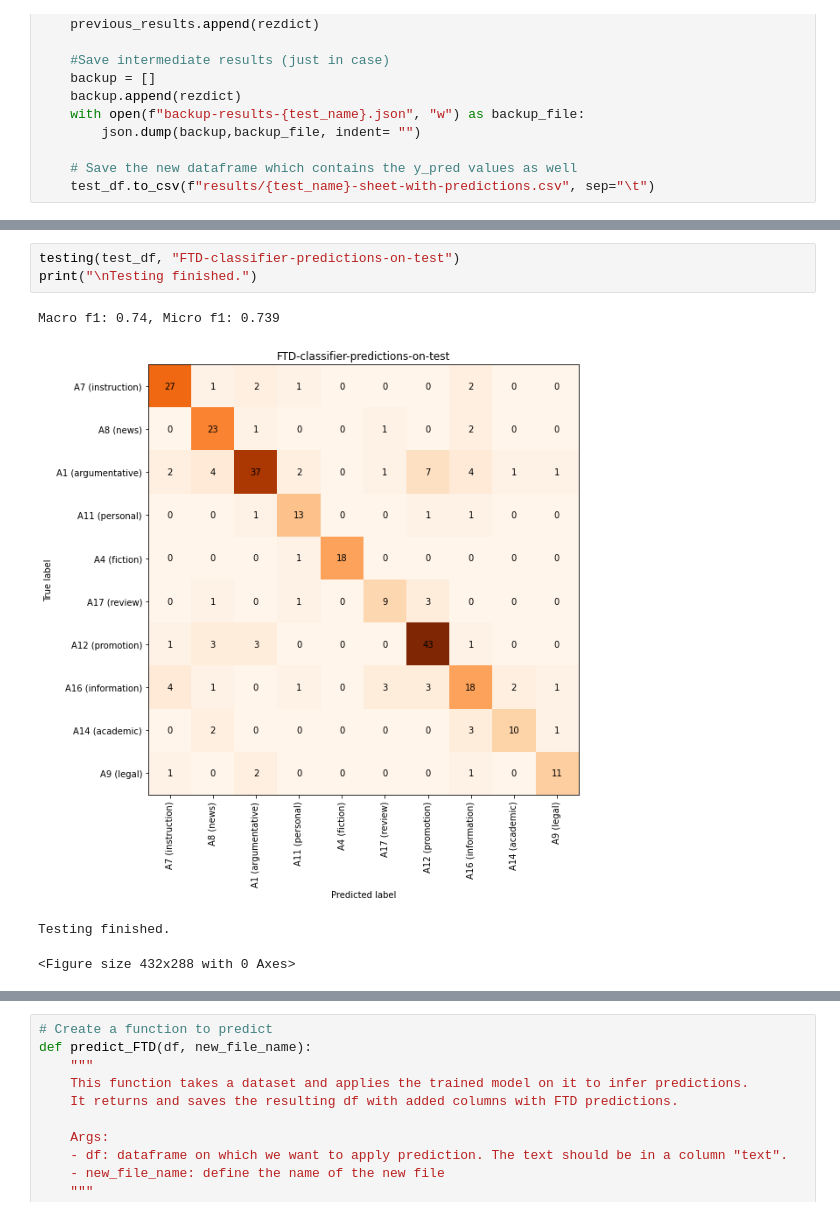
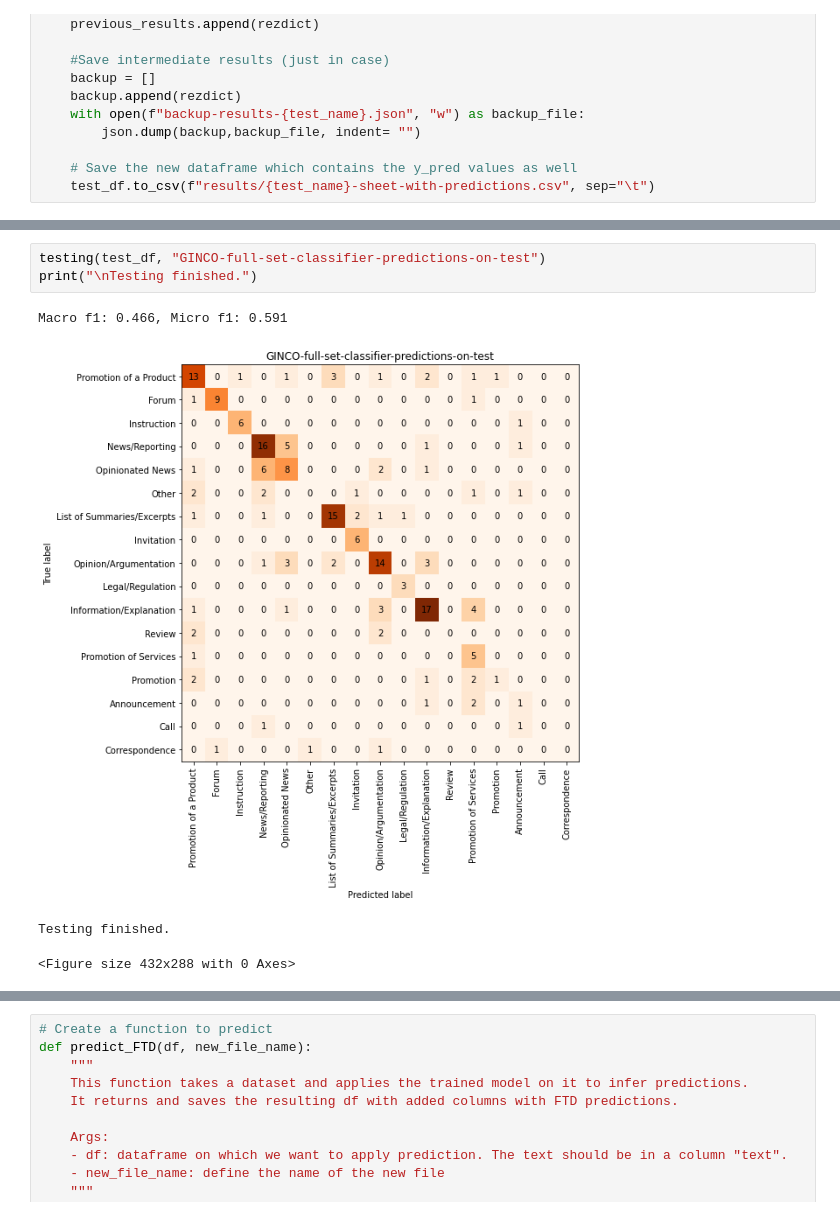
Before and after one commit to TajaKuzman/Genre-Datasets-Comparison, a Jupyter notebook: 2.4-GINCO-full-set-classifier-testing.ipynb, the cells around one changed output, grey strips where cells are left out. Saved outputs shown, nothing was run; the diff lists cells and outputs as text.

Commit message:
GINCO-downcast created

```diff
--- a/2.4-GINCO-full-set-classifier-testing.ipynb
+++ b/2.4-GINCO-full-set-classifier-testing.ipynb
@@ -199,9 +198,9 @@ For debugging consider passing CUDA_LAUNCH_BLOCKING=1.
 # %%
-testing(test_df, "FTD-classifier-predictions-on-test")
+testing(test_df, "GINCO-full-set-classifier-predictions-on-test")
 print("\nTesting finished.")
 # %% [output]
-Macro f1: 0.74, Micro f1: 0.739
+Macro f1: 0.466, Micro f1: 0.591
-[figure, old version]
+[figure, new version]
 Testing finished.
 <Figure size 432x288 with 0 Axes>
 # %%
```
Also changed, not shown: parts of 22 cells of this notebook, 16 other files.
